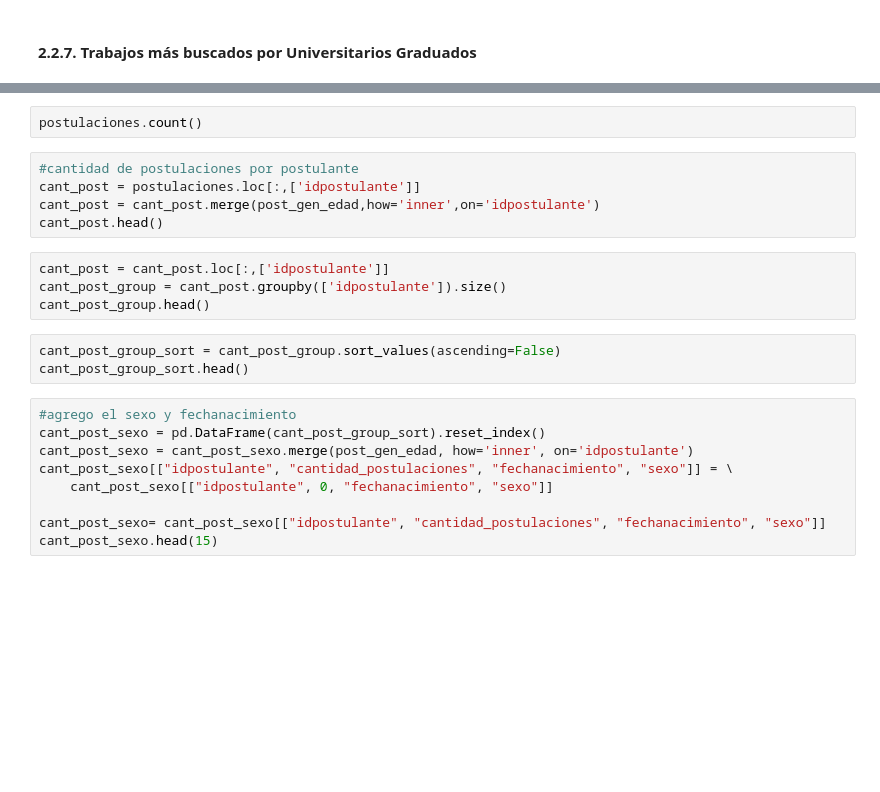
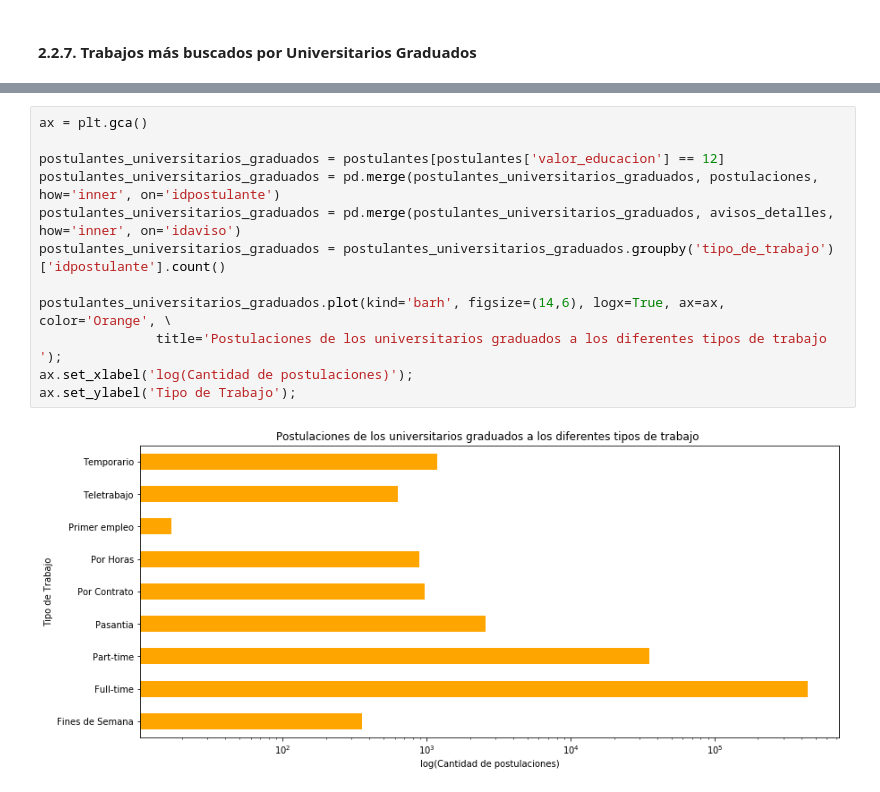
Before and after one commit to PRPablo/dataJobSearches, a Jupyter notebook: exploratoryAnalysis/exploratoryAnalysis.ipynb, the cells around one changed output, grey strips where cells are left out. Saved outputs shown, nothing was run; the diff lists cells and outputs as text; blank space fills up the shorter version.

```diff
--- a/exploratoryAnalysis/exploratoryAnalysis.ipynb
+++ b/exploratoryAnalysis/exploratoryAnalysis.ipynb
@@ -516,23 +308,14 @@ avisos.count()
-# %%
-postulaciones.count()
-# %%
-#cantidad de postulaciones por postulante
-cant_post = postulaciones.loc[:,['idpostulante']]
-cant_post = cant_post.merge(post_gen_edad,how='inner',on='idpostulante')
-cant_post.head()
-# %%
-cant_post = cant_post.loc[:,['idpostulante']]
-cant_post_group = cant_post.groupby(['idpostulante']).size()
-cant_post_group.head()
-# %%
-cant_post_group_sort = cant_post_group.sort_values(ascending=False)
-cant_post_group_sort.head()
-# %%
-#agrego el sexo y fechanacimiento
-cant_post_sexo = pd.DataFrame(cant_post_group_sort).reset_index()
-cant_post_sexo = cant_post_sexo.merge(post_gen_edad, how='inner', on='idpostulante')
-cant_post_sexo[["idpostulante", "cantidad_postulaciones", "fechanacimiento", "sexo"]] = \
-    cant_post_sexo[["idpostulante", 0, "fechanacimiento", "sexo"]]
-
-cant_post_sexo= cant_post_sexo[["idpostulante", "cantidad_postulaciones", "fechanacimiento", "sexo"]]
-cant_post_sexo.head(15)
+# %%
+ax = plt.gca()
+
+postulantes_universitarios_graduados = postulantes[postulantes['valor_educacion'] == 12]
+postulantes_universitarios_graduados = pd.merge(postulantes_universitarios_graduados, postulaciones, how='inner', on='idpostulante')
+postulantes_universitarios_graduados = pd.merge(postulantes_universitarios_graduados, avisos_detalles, how='inner', on='idaviso')
+postulantes_universitarios_graduados = postulantes_universitarios_graduados.groupby('tipo_de_trabajo')['idpostulante'].count()
+
+postulantes_universitarios_graduados.plot(kind='barh', figsize=(14,6), logx=True, ax=ax, color='Orange', \
+               title='Postulaciones de los universitarios graduados a los diferentes tipos de trabajo ');
+ax.set_xlabel('log(Cantidad de postulaciones)');
+ax.set_ylabel('Tipo de Trabajo');
+# %% [output]
+[figure, added]
```
Also changed, not shown: parts of 39 cells of this notebook.
